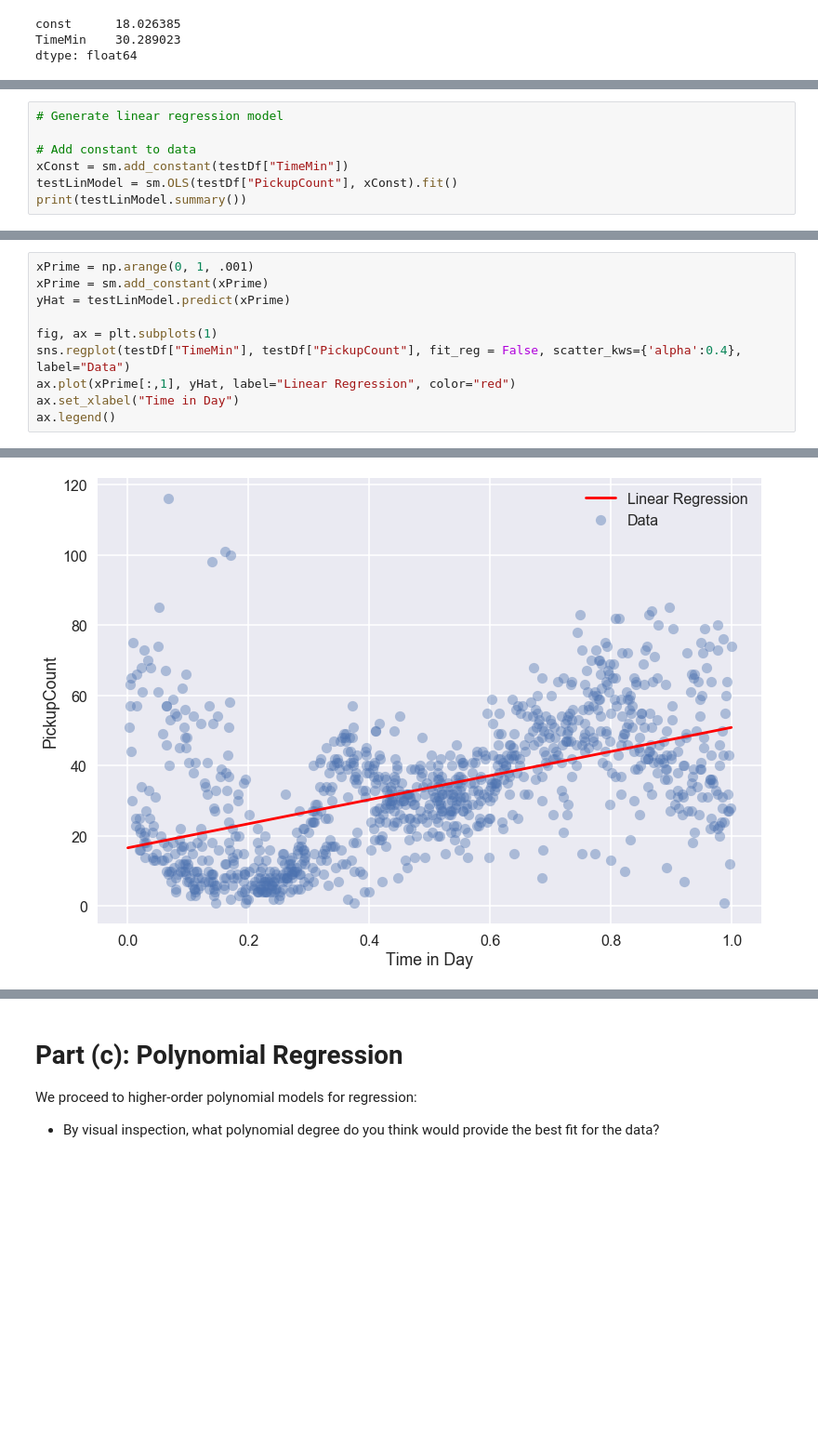
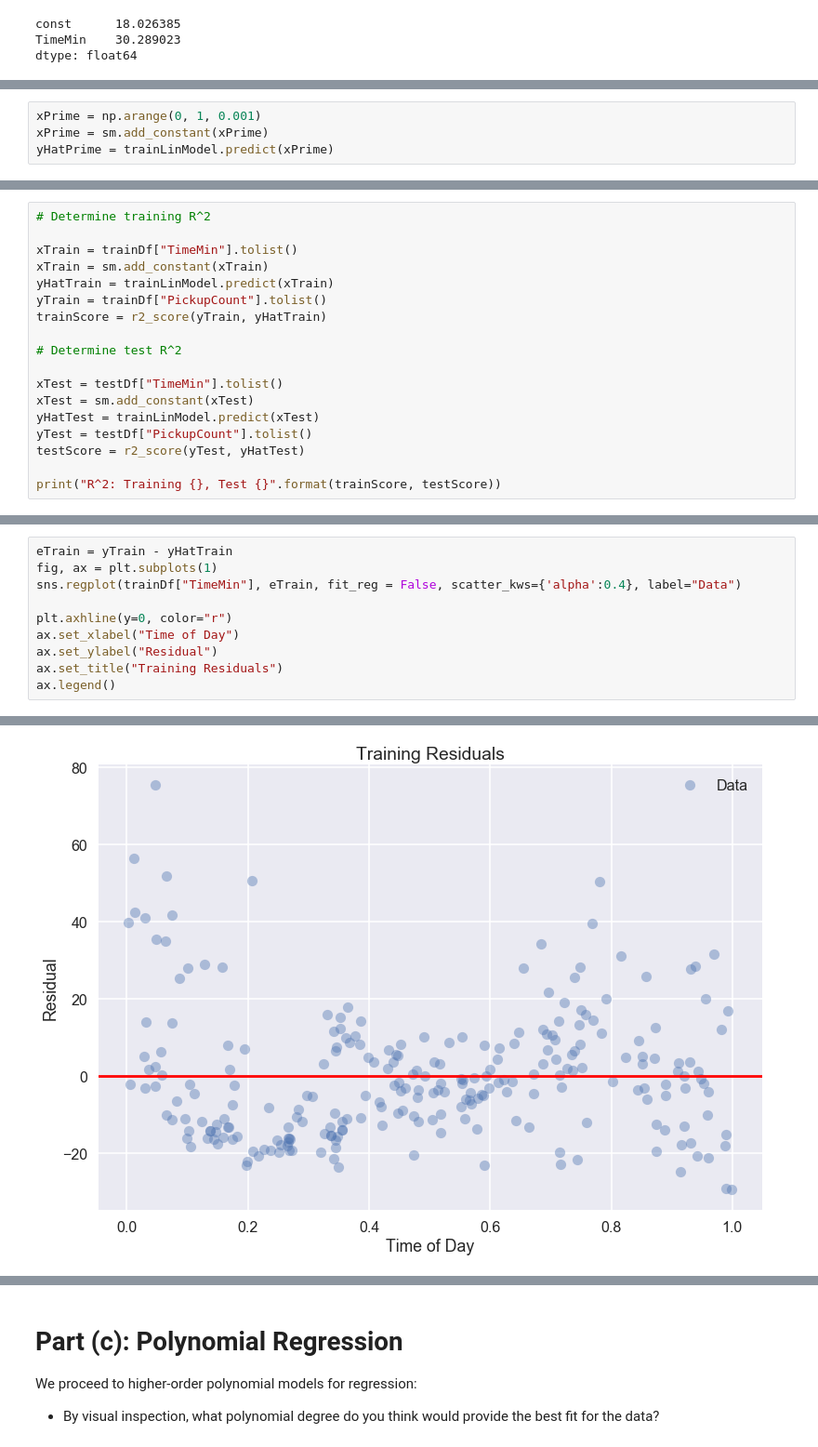
Before and after one commit to EverettSussman/CS109HW2, a Jupyter notebook: cs109a_hw2.ipynb, the cells around one changed output, grey strips where cells are left out. Shown: that part at 93% size. Cells and saved outputs as stored; diff of their text form; blank space fills up the shorter version.

```diff
--- a/cs109a_hw2.ipynb
+++ b/cs109a_hw2.ipynb
@@ -312 +297,5 @@ dtype: float64
+# %%
+xPrime = np.arange(0, 1, 0.001)
+xPrime = sm.add_constant(xPrime)
+yHatPrime = trainLinModel.predict(xPrime)
 # %%
@@ -329,7 +311,0 @@ ax.legend()
-# %%
-# Generate linear regression model
-
-# Add constant to data
-xConst = sm.add_constant(testDf["TimeMin"])
-testLinModel = sm.OLS(testDf["PickupCount"], xConst).fit()
-print(testLinModel.summary())
@@ -359,0 +314,18 @@ dtype: float64
+# %%
+# Determine training R^2
+
+xTrain = trainDf["TimeMin"].tolist()
+xTrain = sm.add_constant(xTrain)
+yHatTrain = trainLinModel.predict(xTrain)
+yTrain = trainDf["PickupCount"].tolist()
+trainScore = r2_score(yTrain, yHatTrain)
+
+# Determine test R^2
+
+xTest = testDf["TimeMin"].tolist()
+xTest = sm.add_constant(xTest)
+yHatTest = trainLinModel.predict(xTest)
+yTest = testDf["PickupCount"].tolist()
+testScore = r2_score(yTest, yHatTest)
+
+print("R^2: Training {}, Test {}".format(trainScore, testScore))
@@ -360,13 +341,13 @@ dtype: float64
 # %%
-xPrime = np.arange(0, 1, .001)
-xPrime = sm.add_constant(xPrime)
-yHat = testLinModel.predict(xPrime)
+eTrain = yTrain - yHatTrain
+fig, ax = plt.subplots(1)
+sns.regplot(trainDf["TimeMin"], eTrain, fit_reg = False, scatter_kws={'alpha':0.4}, label="Data")
 
-fig, ax = plt.subplots(1)
-sns.regplot(testDf["TimeMin"], testDf["PickupCount"], fit_reg = False, scatter_kws={'alpha':0.4}, label="Data")
-ax.plot(xPrime[:,1], yHat, label="Linear Regression", color="red")
-ax.set_xlabel("Time in Day")
+plt.axhline(y=0, color="r")
+ax.set_xlabel("Time of Day")
+ax.set_ylabel("Residual")
+ax.set_title("Training Residuals")
 ax.legend()
 # %% [output]
 <matplotlib.legend.Legend at 0x...>
-[figure, old version]
+[figure, new version]
```
Also changed, not shown: parts of 37 cells of this notebook.
